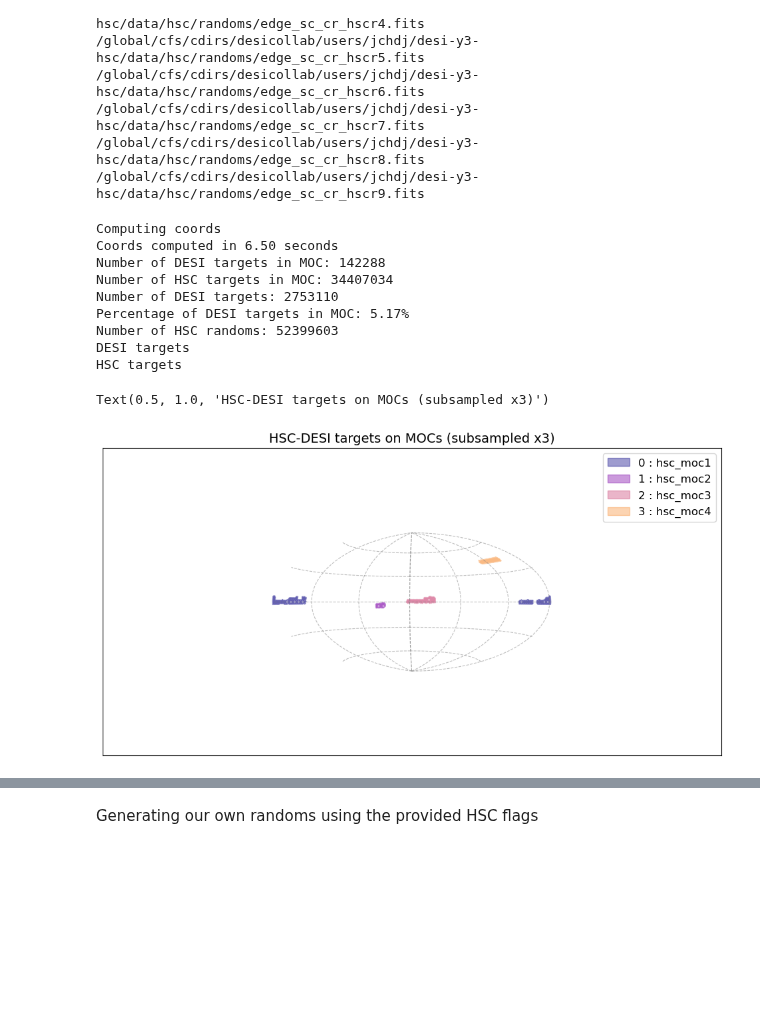
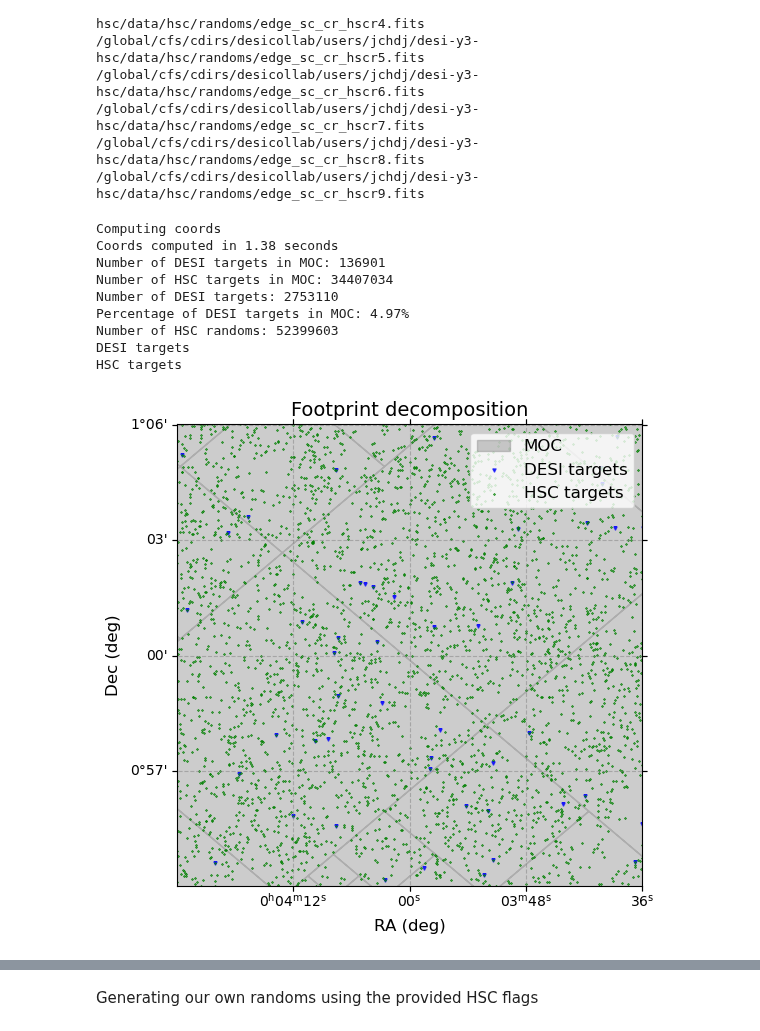
Before and after one commit to JeanCHDJdev/desi-y3-hsc, a Jupyter notebook: src/inspect/inspect_moc.ipynb, the cells around one changed output, grey strips where cells are left out. Saved outputs shown, nothing was run; the diff lists cells and outputs as text; code cells hidden in the pictures; blank space fills up the shorter version.

```diff
--- a/src/inspect/inspect_moc.ipynb
+++ b/src/inspect/inspect_moc.ipynb
@@ -68,12 +68,12 @@ coords_hsc_randoms = SkyCoord(
 /global/cfs/cdirs/desicollab/users/jchdj/desi-y3-hsc/data/hsc/randoms/edge_sc_cr_hscr8.fits
 /global/cfs/cdirs/desicollab/users/jchdj/desi-y3-hsc/data/hsc/randoms/edge_sc_cr_hscr9.fits
 # %%
-fig = plt.figure(figsize=(12, 6))
+fig = plt.figure(figsize=(6, 6))
 
 with MOCWCS(
     fig,
-    fov=360 * u.deg,
-    center=SkyCoord(-2.4, 0, unit='deg', frame='icrs'),
+    fov= 0.2 * u.deg, #0.2 * u.deg, #180 * u.deg,
+    center=SkyCoord(1, 1, unit='deg', frame='icrs'),
     coordsys="icrs",
     rotation=Angle(0, u.degree),
     projection="AIT"
@@ -90,29 +90,30 @@ lat_hsc = coords_hsc.dec.degree
 
 lon_desi = coords_desi.ra.wrap_at(180 * u.deg).degree
 lat_desi = coords_desi.dec.degree
-
-lon_hsc_randoms = coords_hsc_randoms.ra.wrap_at(180 * u.deg).degree
-lat_hsc_randoms = coords_hsc_randoms.dec.degree
 print(f'Coords computed in {time.time() - tc:.2f} seconds')
 
 desi_in_moc_n = np.zeros(len(desi), dtype=bool)
+hsc_in_moc_n = np.zeros(len(hsc), dtype=bool)
 for i, mocf in enumerate(moc_list):
     moc = MOC.from_fits(mocf)
+    hsc_in_moc_n |= moc.contains_skycoords(coords_hsc)
     desi_in_moc_n |= moc.contains_skycoords(coords_desi)
     moc.fill(
         ax=ax,
         wcs=wcs,
         alpha=0.4,
         fill=True,
-        label=f'{i} : {str(Path(mocf).stem)}',
-        color=plt.get_cmap('plasma')(i / len(moc_list))
+        label='MOC', #f'{i} : {str(Path(mocf).stem)}',
+        color='gray'#plt.get_cmap('plasma')(i / len(moc_list))
         )
-    #moc.border(ax=ax, wcs=wcs, alpha=0.4, color="black")
+    moc.border(ax=ax, wcs=wcs, alpha=0.2, color="black")
 
 desi_in_moc = desi[np.flatnonzero(desi_in_moc_n)]
 coords_desi_in_moc = SkyCoord(desi_in_moc['RA'], desi_in_moc['DEC'], unit='deg', frame='icrs')
 lon_desi_in_moc, lat_desi_in_moc = coords_desi_in_moc.ra.wrap_at(180 * u.deg).degree, coords_desi_in_moc.dec.degree
-
+hsc_in_moc = hsc[np.flatnonzero(hsc_in_moc_n)]
+coords_hsc_in_moc = SkyCoord(hsc_in_moc['ra'], hsc_in_moc['dec'], unit='deg', frame='icrs')
+lon_hsc_in_moc, lat_hsc_in_moc = coords_hsc_in_moc.ra.wrap_at(180 * u.deg).degree, coords_hsc_in_moc.dec.degree
 print(f'Number of DESI targets in MOC: {len(desi_in_moc)}')
 print(f'Number of HSC targets in MOC: {len(hsc)}')
 print(f'Number of DESI targets: {len(desi)}')
@@ -120,65 +121,64 @@ print(f'Percentage of DESI targets in MOC: {len(desi_in_moc) / len(desi) * 100:.
 print(f'Number of HSC randoms: {len(hsc_randoms)}')
 
 print('DESI targets')
-#ax.scatter(
-#    lon_desi,
-#    lat_desi,
-#    transform=tr,
-#    marker='v',
-#    s=0.05,
-#    color='red',
-#    alpha=0.4,
-#    label='DESI targets'
-#    )
+ax.scatter(
+    lon_desi_in_moc,
+    lat_desi_in_moc,
+    transform=tr,
+    marker='v',
+    s=5,
+    color='blue',
+    alpha=0.7,
+    label='DESI targets'
+    )
 
 print('HSC targets')
-#ax.scatter(
-#    lon_hsc,
-#    lat_hsc,
-#    transform=tr,
-#    s=0.2,
-#    marker='x',
-#    color='green',
-#    alpha=0.7,
-#    label='HSC targets'
-#    )
+ax.scatter(
+    lon_hsc_in_moc,
+    lat_hsc_in_moc,
+    transform=tr,
+    s=1,
+    marker='x',
+    color='green',
+    alpha=0.7,
+    label='HSC targets'
+    )
 
 #print('DESI targets in MOC')
 #ax.scatter(
 #    lon_desi_in_moc,
 #    lat_desi_in_moc,
 #    transform=tr,
 #    marker='^',
 #    s=1,
 #    color='black',
 #    alpha=1,
 #    label='DESI targets'
 #    )
 
 ax.grid(color='gray', linestyle='--', alpha=0.5)
 ax.legend(loc='upper right', fontsize=12)
 ax.set_xlabel('RA (deg)', fontsize=12)
 ax.set_ylabel('Dec (deg)', fontsize=12)
-ax.set_title('HSC-DESI targets on MOCs (subsampled x3)', fontsize=14)
+ax.set_title('Footprint decomposition', fontsize=14)
 
 capdict = {
     0 : 'NGC',
     1 : 'SGC',
     2 : 'SGC',
     3 : 'NGC',
 }
 # %% [output]
 Computing coords
-Coords computed in 6.50 seconds
-Number of DESI targets in MOC: 142288
+Coords computed in 1.38 seconds
+Number of DESI targets in MOC: 136901
 Number of HSC targets in MOC: 34407034
 Number of DESI targets: 2753110
-Percentage of DESI targets in MOC: 5.17%
+Percentage of DESI targets in MOC: 4.97%
 Number of HSC randoms: 52399603
 DESI targets
 HSC targets
-Text(0.5, 1.0, 'HSC-DESI targets on MOCs (subsampled x3)')
-[figure, old version]
+[figure, new version]
 # %%
 fig = plt.figure(figsize=(12, 6))
 with MOCWCS(fig,
```
Also changed, not shown: parts of 1 cell of this notebook, 5 other files.
